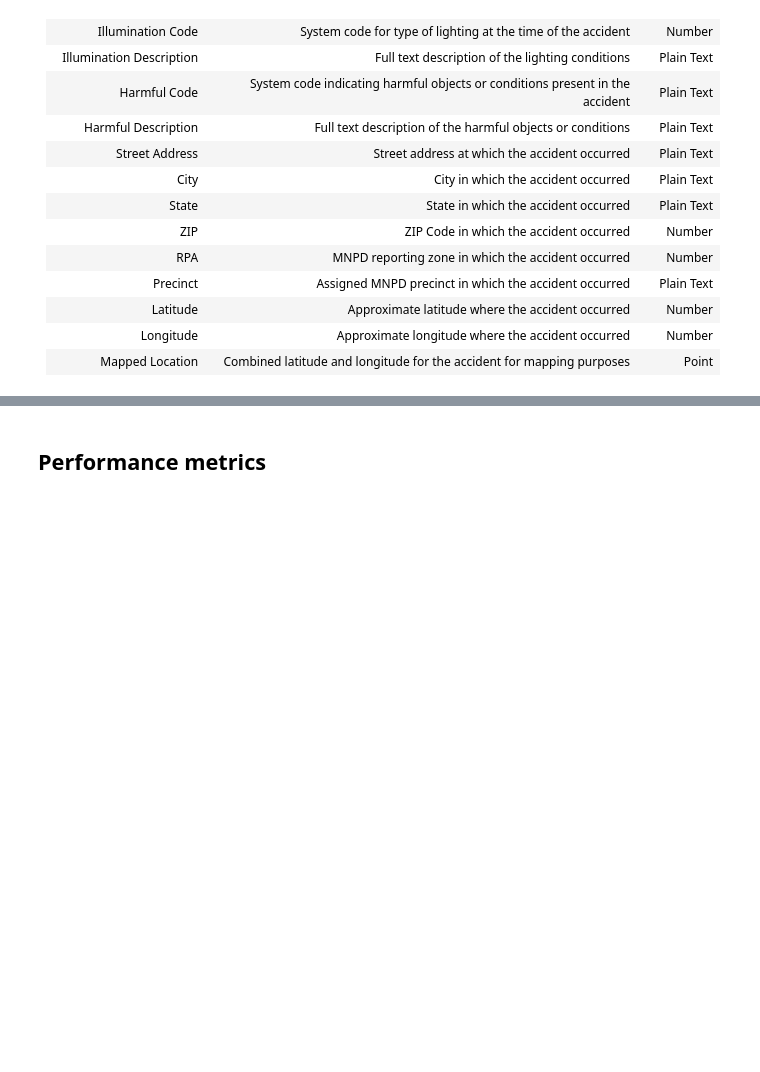
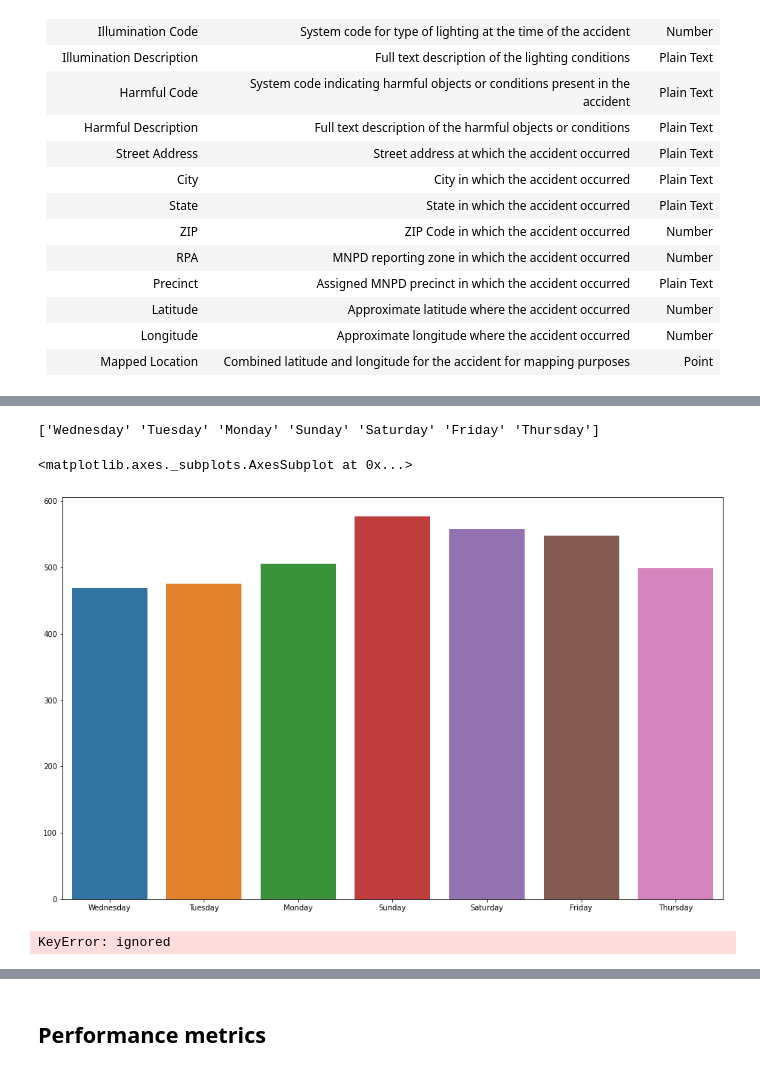
Before and after one commit to vanderbilt-ml/50-shah-mlproj-traffic-accidents, a Jupyter notebook: TrafficAccidents.ipynb, the cells around one changed output, grey strips where cells are left out. Cells and saved outputs as stored; diff of their text form; code cells hidden in the pictures; blank space fills up the shorter version.

```diff
--- a/TrafficAccidents.ipynb
+++ b/TrafficAccidents.ipynb
@@ -48,0 +219,18 @@ Mapped Location	|	Combined latitude and longitude for the accident for mapping p
+# %%
+print(accident_DOW)
+# %% [output]
+['Wednesday' 'Tuesday' 'Monday' 'Sunday' 'Saturday' 'Friday' 'Thursday']
+# %%
+counts_by_DOW=[]
+for i in pd.to_datetime(penguins["Date and Time"]).dt.day_name().unique(): counts_by_DOW.append(penguins[pd.to_datetime(penguins["Date and Time"]).dt.day_name()==i].count()['Accident Number'])
+
+fig,ax = plt.subplots(figsize=(16,10))
+sns.barplot(accident_DOW, counts_by_DOW)
+# %% [output]
+<matplotlib.axes._subplots.AxesSubplot at 0x...>
+[figure, added]
+# %%
+penguins = penguins.drop(columns=['Date and Time'])
+print(penguins.columns)
+# %% [output]
+KeyError: ignored
```
Also changed, not shown: parts of 35 cells of this notebook.
